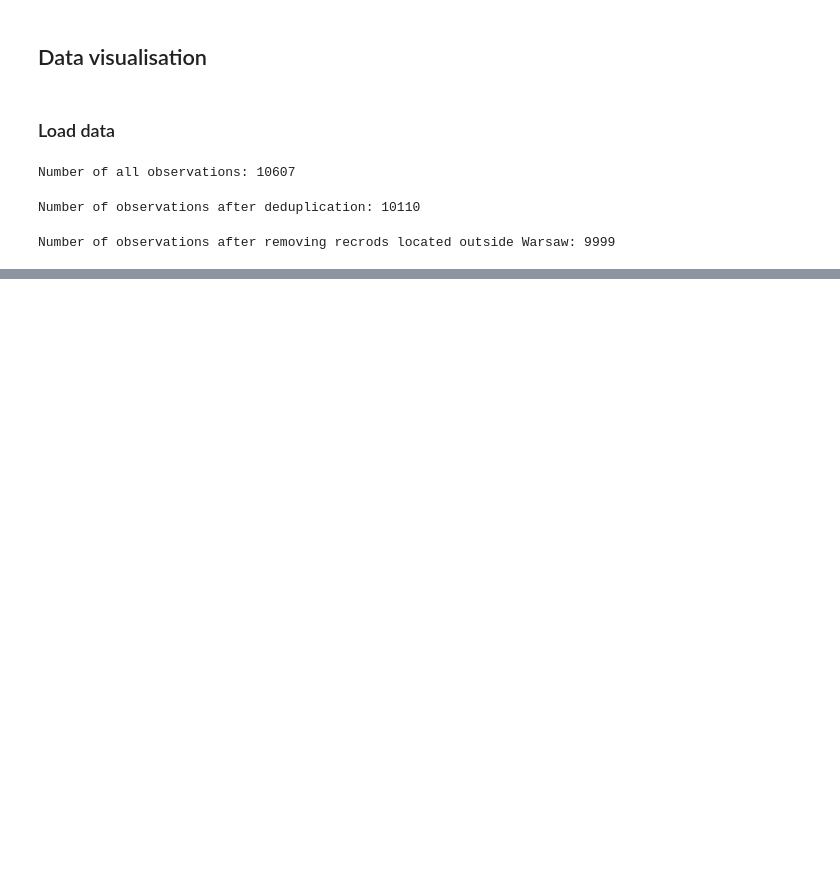
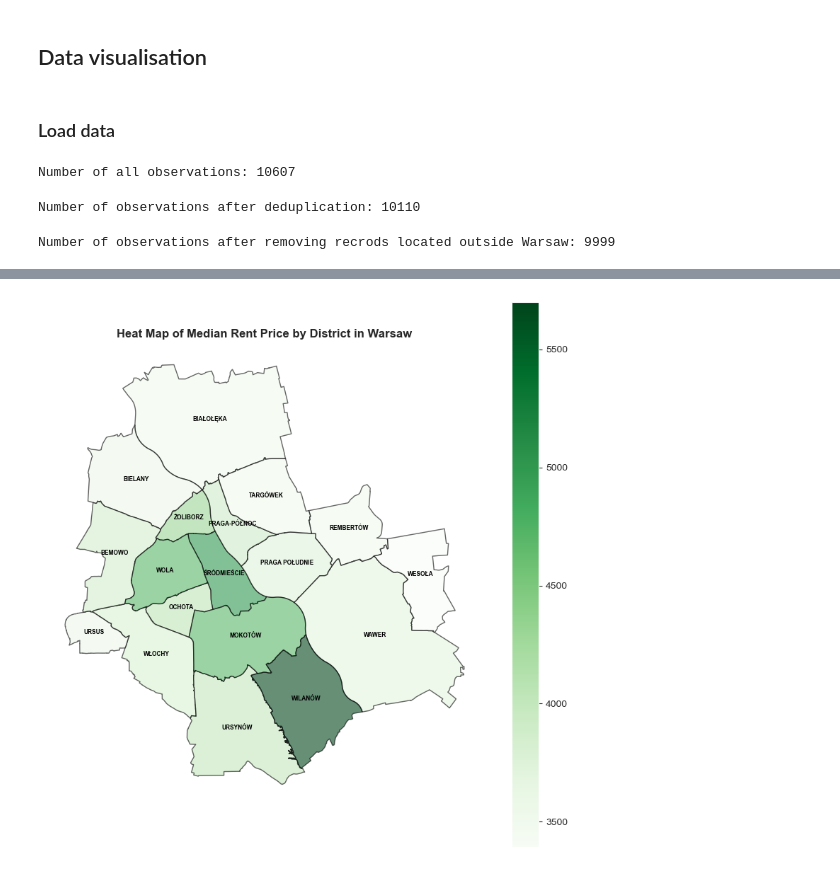
Before and after one commit to KacperSokolowski/MA, a Jupyter notebook: visualisation_notebook.ipynb, the cells around one changed output, grey strips where cells are left out. Cells and saved outputs as stored; diff of their text form; code cells hidden in the pictures; blank space fills up the shorter version.

```diff
--- a/visualisation_notebook.ipynb
+++ b/visualisation_notebook.ipynb
@@ -102,3 +67,7 @@ plot_heat_map_district(df)
+# %%
+plot_heat_map_district(df, 'median_rent')
+# %% [output]
+[figure, added]
 # %%
 plot_heat_map_grid_cells(df)
 # %% [output]
```
Also changed, not shown: parts of 19 cells of this notebook, 1 other file.
